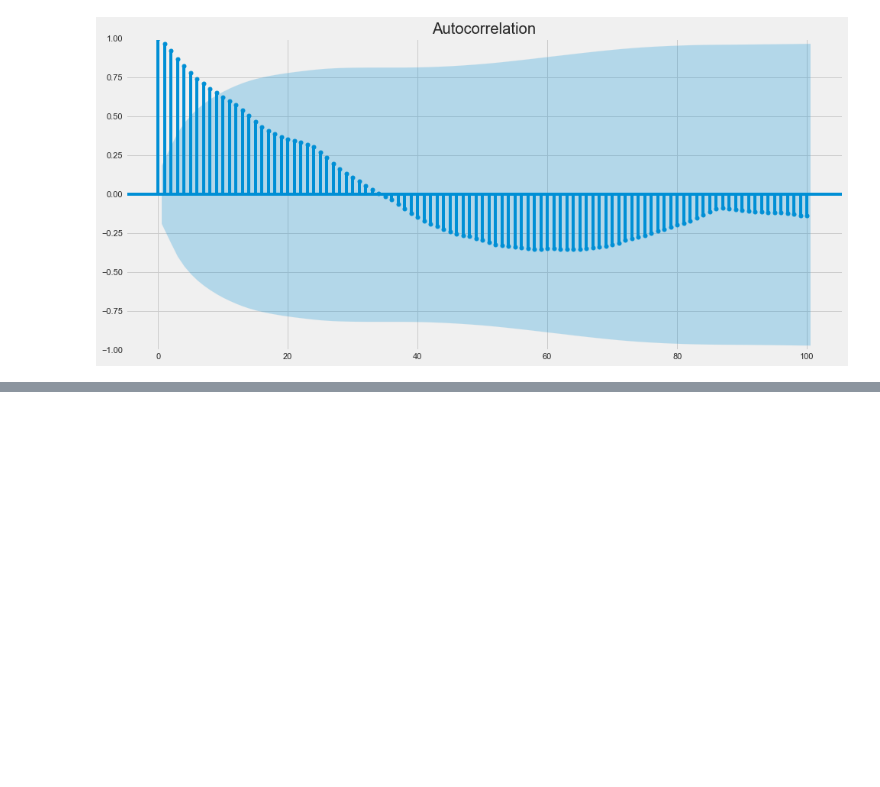
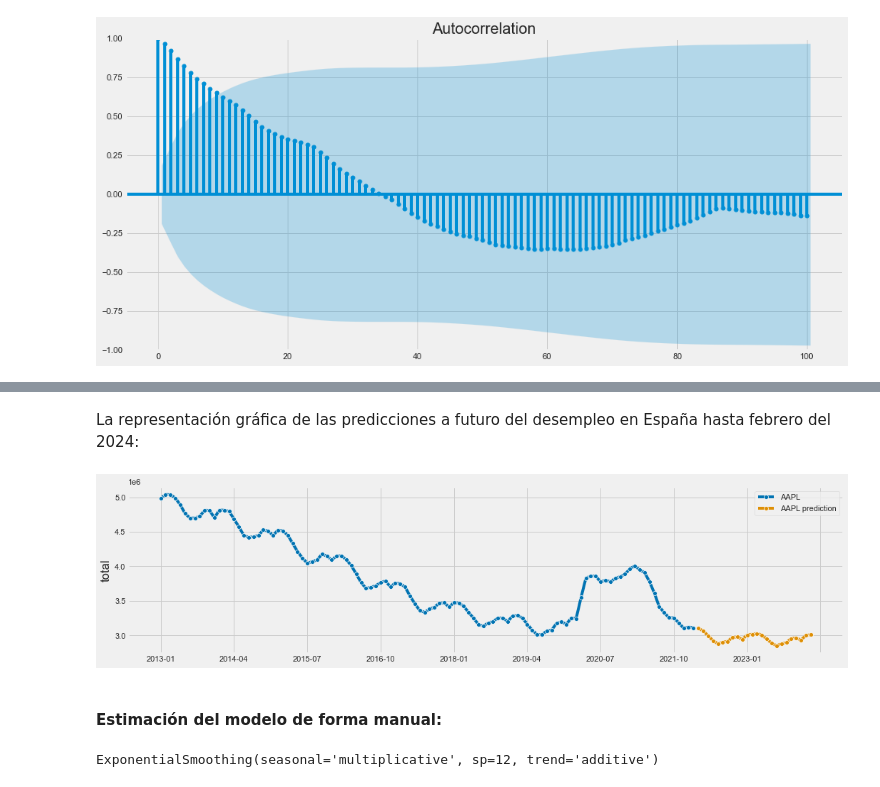
Before and after one commit to algoriv92/TFM, a Jupyter notebook: notebooks/df_paro.ipynb, the cells around one changed output, grey strips where cells are left out. Drawn from its saved outputs; the diff is of its cells as text; code cells hidden in the pictures; blank space fills up the shorter version.

```diff
--- a/notebooks/df_paro.ipynb
+++ b/notebooks/df_paro.ipynb
@@ -179,0 +272,10 @@ plt.show()
+# %%
+fh2 = np.arange(1, 25)
+
+paro_autoets_pred = AutoETS(auto=True, sp=12, n_jobs=-1)
+
+y = df_paro['total'].astype('float64').to_period('M')
+
+paro_autoets_pred.fit(y)
+
+print(paro_autoets_pred.summary())
@@ -179,0 +322,13 @@ plt.show()
+# %% [markdown]
+La representación gráfica de las predicciones a futuro del desempleo en España hasta febrero del 2024:
+# %%
+plot_series(y, paro_autoets_pred.predict(fh2), labels=["AAPL", "AAPL prediction"]);
+# %% [output]
+[figure, added]
+# %% [markdown]
+#### Estimación del modelo de forma manual:
+# %%
+forecaster = ExponentialSmoothing(trend='additive', seasonal='multiplicative', sp=12)
+forecaster.fit(y)
+# %% [output]
+ExponentialSmoothing(seasonal='multiplicative', sp=12, trend='additive')
```
Also changed, not shown: parts of 75 cells of this notebook, 27 other files.
